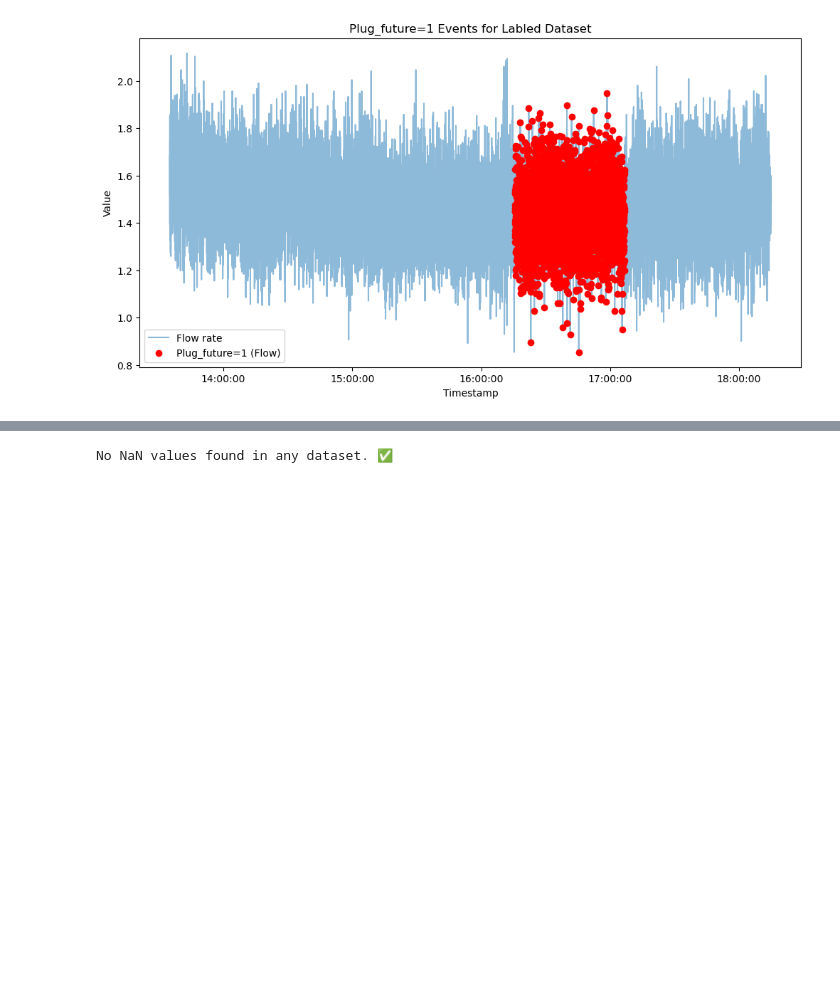
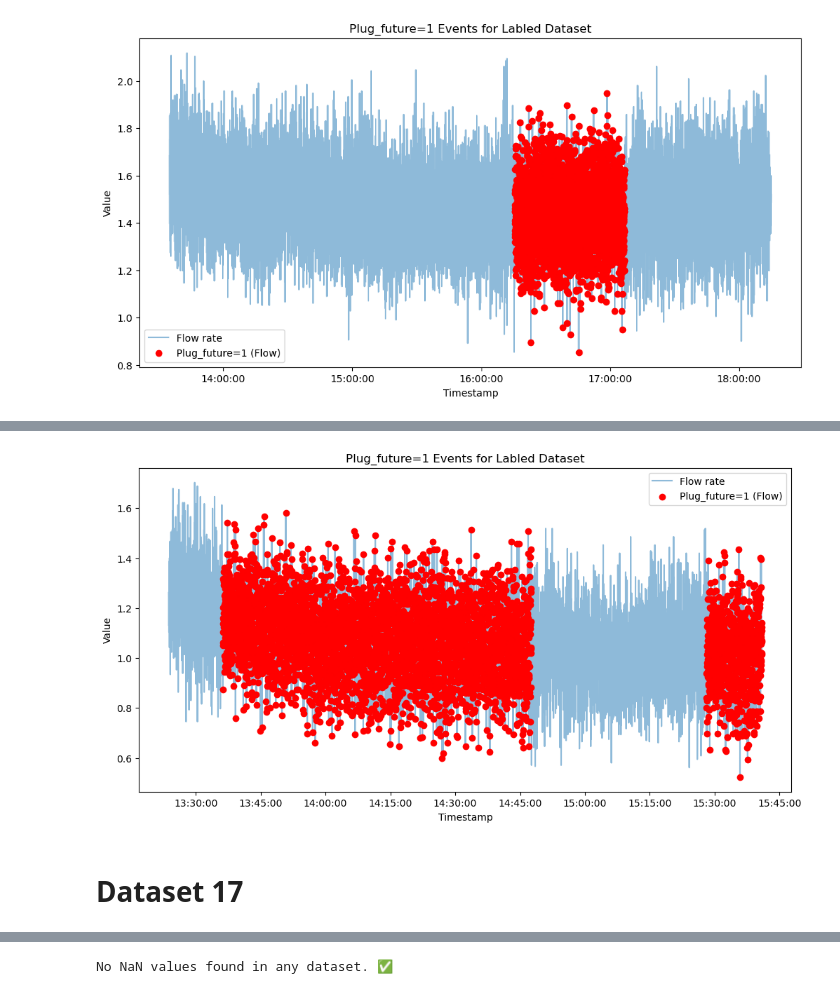
Before and after one commit to KaroGil/master_plug_prediction, a Jupyter notebook: notebooks/label_data.ipynb, the cells around one changed output, grey strips where cells are left out. Cells and saved outputs as stored; diff of their text form; code cells hidden in the pictures; blank space fills up the shorter version.

```diff
--- a/notebooks/label_data.ipynb
+++ b/notebooks/label_data.ipynb
@@ -463,0 +791,6 @@ dv.visualize_plug_event(dataset12, anomalies=True, plug_column="Plug_future", na
+# %%
+dv.visualize_plug_event(dataset16, plug_column="Plug_future", name="Labled Dataset")
+# %% [output]
+[figure, added]
+# %% [markdown]
+# Dataset 17
```
Also changed, not shown: parts of 99 cells of this notebook, 30 other files.
